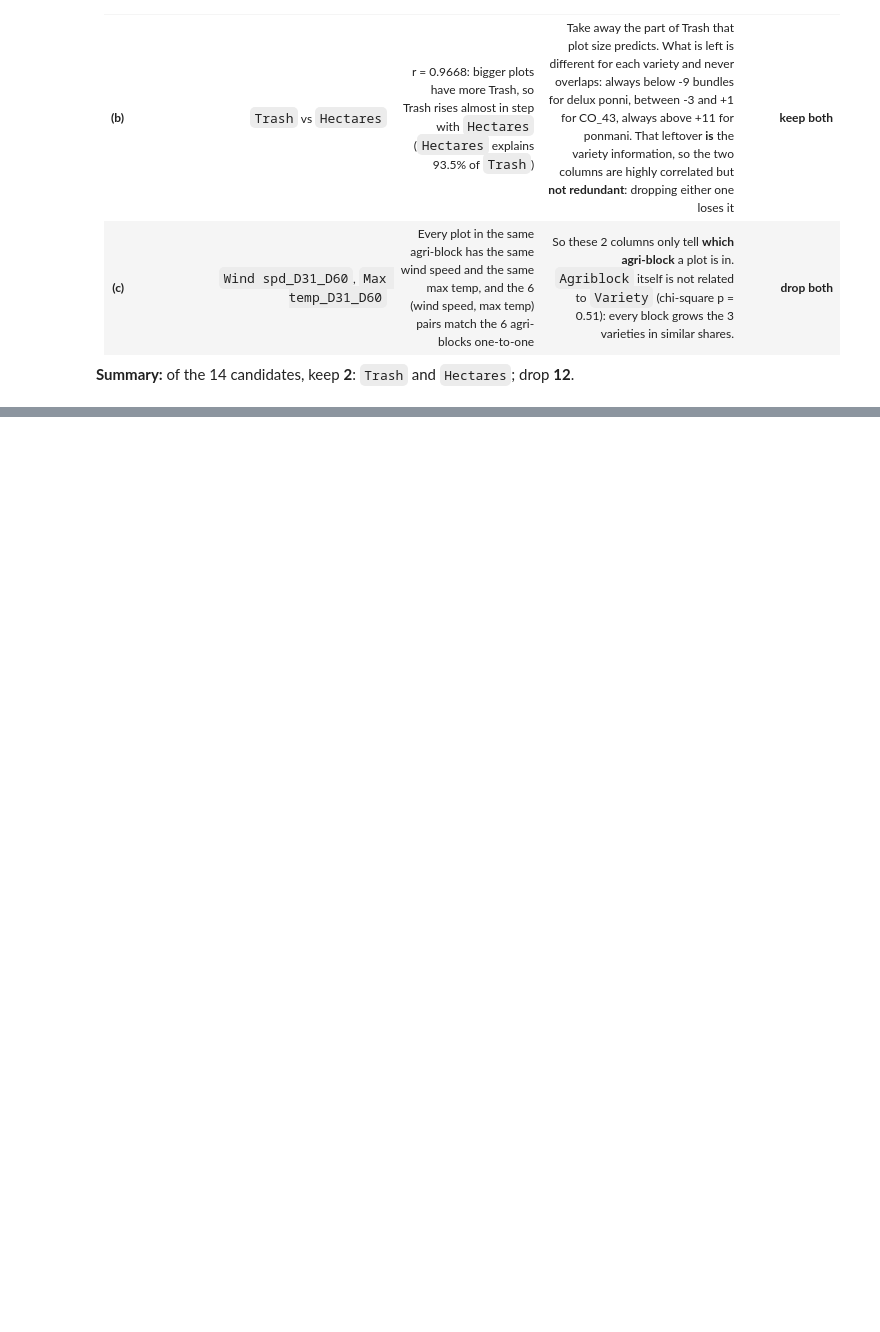
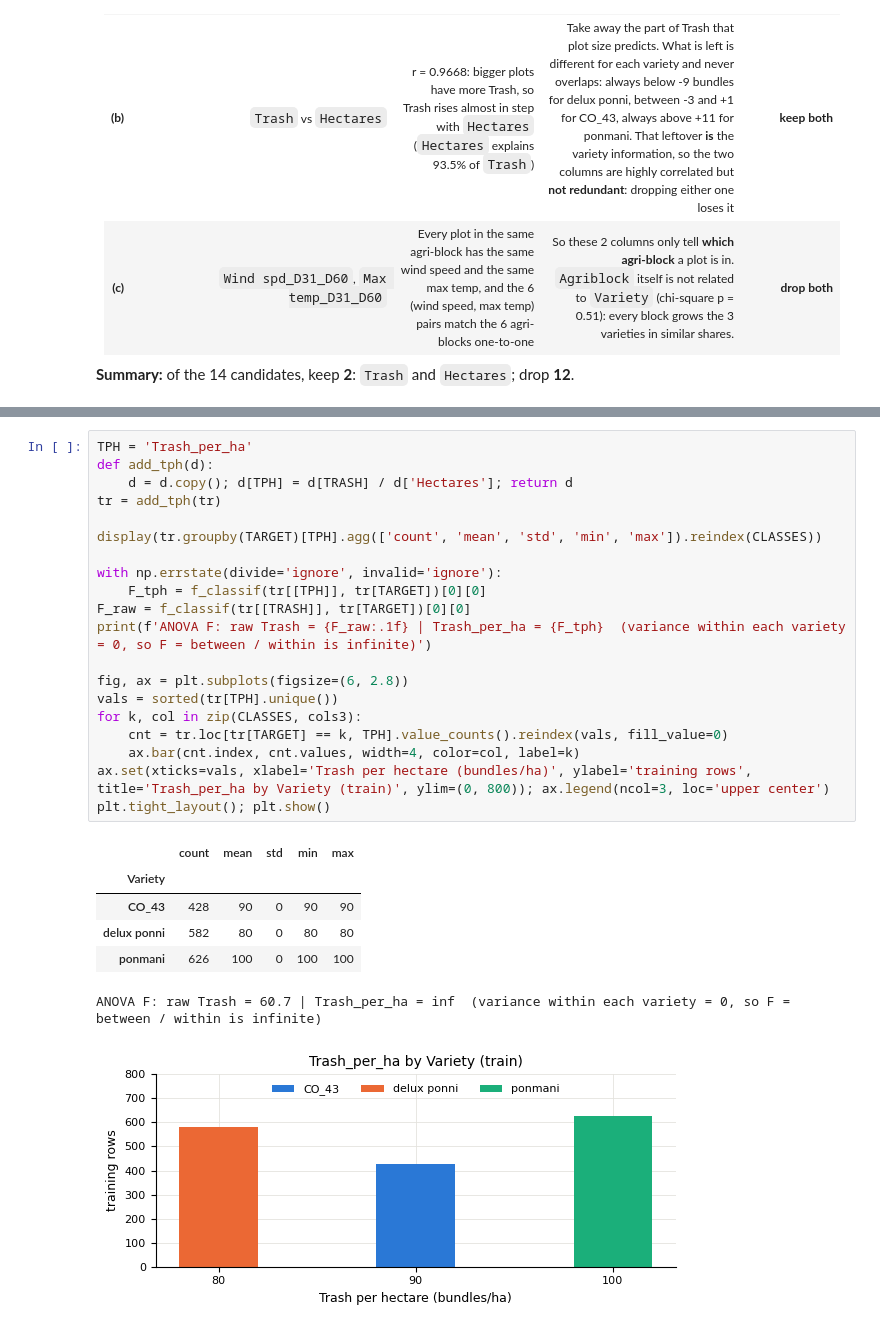
Before and after one commit to phattanaratjeedjeen-sudo/paddy, a Jupyter notebook: src/HW02_6810.ipynb, the cells around one changed output, grey strips where cells are left out. Saved outputs shown, nothing was run; the diff lists cells and outputs as text; blank space fills up the shorter version.

```diff
--- a/src/HW02_6810.ipynb
+++ b/src/HW02_6810.ipynb
@@ -865,0 +878,28 @@ The **mean** is the average leftover over all plots of that variety, so it is cl
+# %%
+TPH = 'Trash_per_ha'
+def add_tph(d):
+    d = d.copy(); d[TPH] = d[TRASH] / d['Hectares']; return d
+tr = add_tph(tr)
+
+display(tr.groupby(TARGET)[TPH].agg(['count', 'mean', 'std', 'min', 'max']).reindex(CLASSES))
+
+with np.errstate(divide='ignore', invalid='ignore'):
+    F_tph = f_classif(tr[[TPH]], tr[TARGET])[0][0]
+F_raw = f_classif(tr[[TRASH]], tr[TARGET])[0][0]
+print(f'ANOVA F: raw Trash = {F_raw:.1f} | Trash_per_ha = {F_tph}  (variance within each variety = 0, so F = between / within is infinite)')
+
+fig, ax = plt.subplots(figsize=(6, 2.8))
+vals = sorted(tr[TPH].unique())
+for k, col in zip(CLASSES, cols3):
+    cnt = tr.loc[tr[TARGET] == k, TPH].value_counts().reindex(vals, fill_value=0)
+    ax.bar(cnt.index, cnt.values, width=4, color=col, label=k)
+ax.set(xticks=vals, xlabel='Trash per hectare (bundles/ha)', ylabel='training rows', title='Trash_per_ha by Variety (train)', ylim=(0, 800)); ax.legend(ncol=3, loc='upper center')
+plt.tight_layout(); plt.show()
+# %% [output]
+|  | count | mean | std | min | max |
+| Variety |  |  |  |  |  |
+| CO_43 | 428 | 90 | 0 | 90 | 90 |
+| delux ponni | 582 | 80 | 0 | 80 | 80 |
+| ponmani | 626 | 100 | 0 | 100 | 100 |
+ANOVA F: raw Trash = 60.7 | Trash_per_ha = inf  (variance within each variety = 0, so F = between / within is infinite)
+[figure, added]
```
Also changed, not shown: parts of 5 cells of this notebook.
